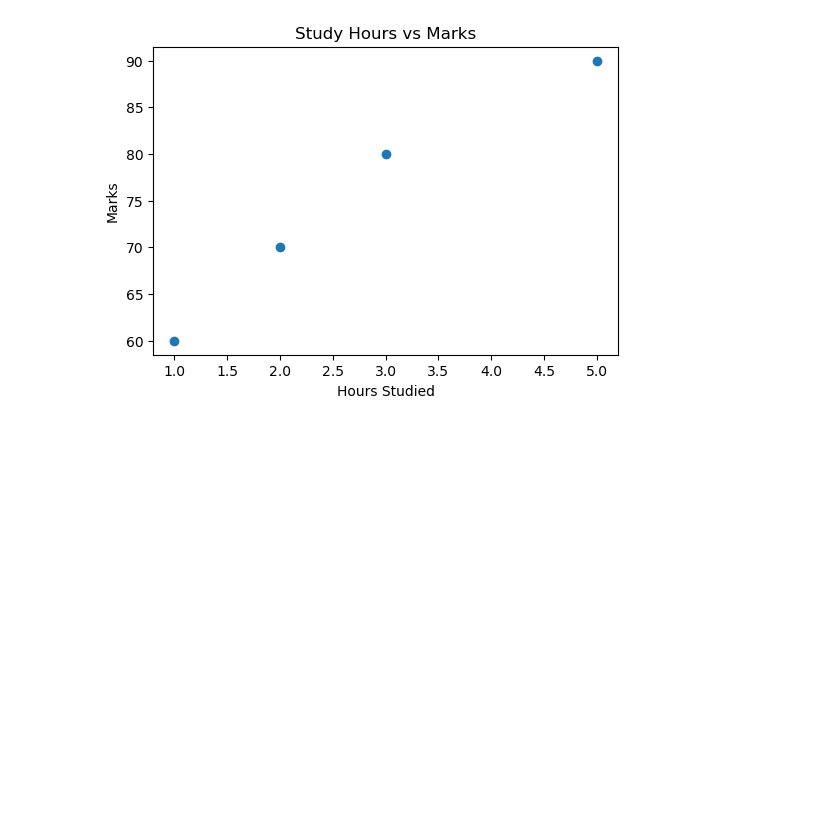
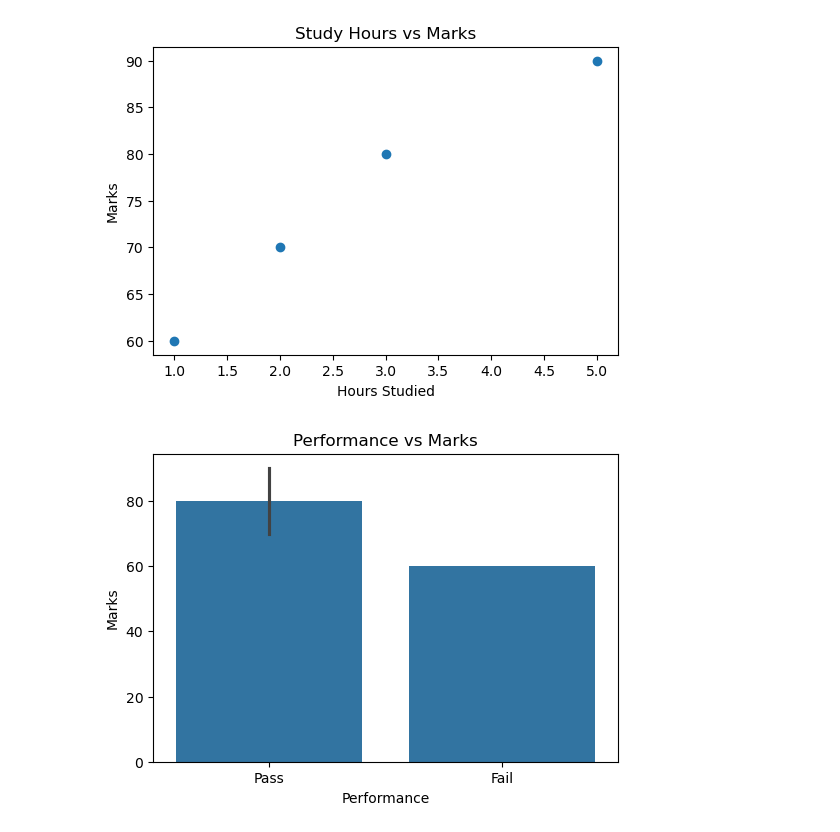
Before and after one commit to Jiyanshikeshri/git-assignment, a Jupyter notebook: jiyanshikeshri_python_training/python_advance_2/assignment_7_mini_project.ipynb, the cells around one changed output. Drawn from its saved outputs; the diff is of its cells as text; code cells hidden in the pictures; blank space fills up the shorter version.

Commit message:
feat: add seaborn performance visualization for student dataset

```diff
--- a/jiyanshikeshri_python_training/python_advance_2/assignment_7_mini_project.ipynb
+++ b/jiyanshikeshri_python_training/python_advance_2/assignment_7_mini_project.ipynb
@@ -76,3 +76,19 @@ plt.ylabel("Marks")
 plt.show()
 # %% [output]
 [figure]
+# %%
+#Creating bar chart between performance and marks
+
+plt.figure(figsize=(6, 4))
+
+sns.barplot(
+    data=dataframe,
+    x="Performance",
+    y="Marks"
+)
+
+plt.title("Performance vs Marks")
+
+plt.show()
+# %% [output]
+[figure, added]
```
